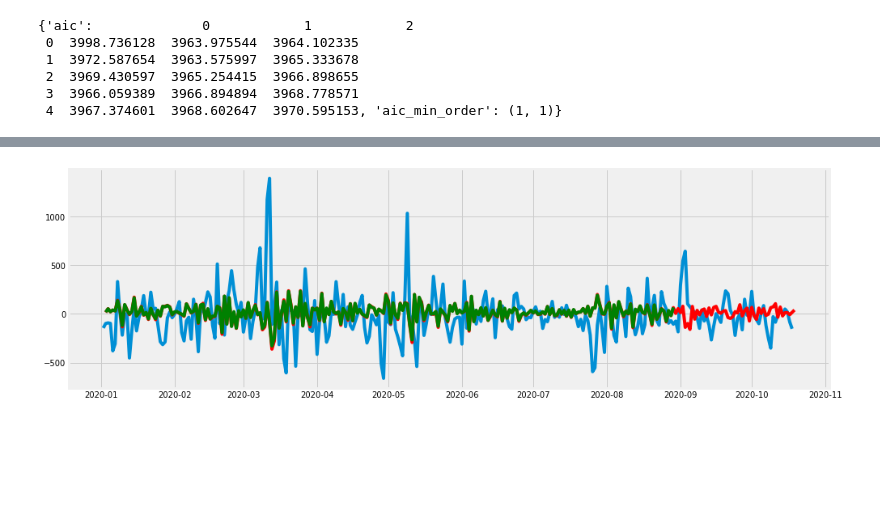
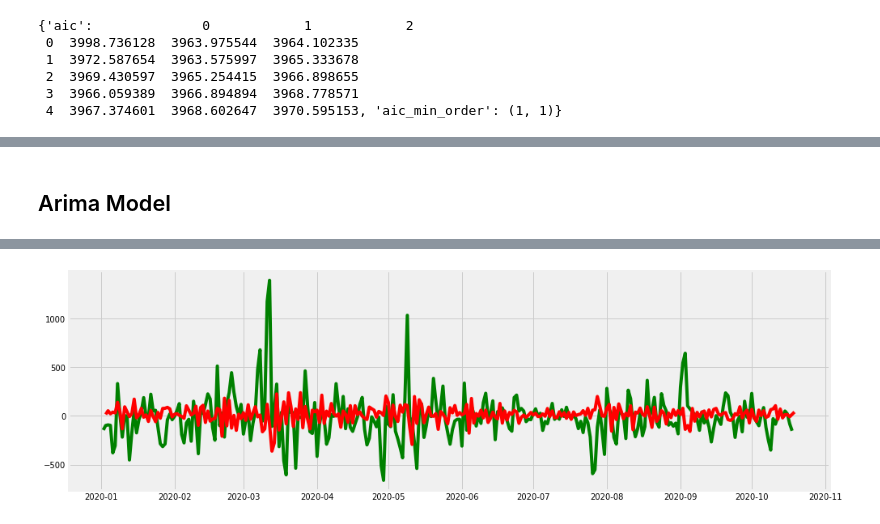
Before and after one commit to ayoubbensakhria/finance_algo, a Jupyter notebook: ARMA_Model.ipynb, the cells around one changed output, grey strips where cells are left out. Saved outputs shown, nothing was run; the diff lists cells and outputs as text; code cells hidden in the pictures; blank space fills up the shorter version.

```diff
--- a/ARMA_Model.ipynb
+++ b/ARMA_Model.ipynb
@@ -165,8 +182,14 @@ sm.tsa.stattools.arma_order_select_ic(df1_train['close'], ic='aic')
+# %% [markdown]
+## Arima Model
 # %%
-#fit the model_1
-mod = sm.tsa.ARIMA(df_train['close'], order = (1,1, 1), freq='D')
-result = mod.fit()
+#fit the model with the train dataset
+model_arima = sm.tsa.ARIMA(df_train['close'], order = (1,1,1), freq='D') # <- differencing order = 1
+result = model_arima.fit(disp=-1)
 print(result.summary())
+plt.figure(figsize=(15,5))
+plt.plot(dfret_train.dropna(), label='Original', color = 'green')
+plt.plot(result.fittedvalues, color='red')
+plt.show()
 # %% [output]
                              ARIMA Model Results
 ==============================================================================
@@ -178,21 +201,14 @@ Time:                        13:40:58   BIC                           3978.269
 Sample:                    01-03-2020   HQIC                          3969.462
                          - 10-19-2020
 =================================================================================
                     coef    std err          z      P>|z|      [0.025      0.975]
 ---------------------------------------------------------------------------------
 ... (6 lines left out)
 -----------------------------------------------------------------------------
 AR.1           -4.2985           +0.0000j            4.2985            0.5000
 MA.1           -1.6619           +0.0000j            1.6619            0.5000
 -----------------------------------------------------------------------------
+[figure, added]
-# %%
-plt.figure(figsize=(15,5))
-plt.plot(df1_train)
-plt.plot(result.fittedvalues, color='red')
-plt.plot(result1.fittedvalues, color='green')
-plt.show()
-# %% [output]
-[figure, removed]
 # %%
 #take back to original scale
 df_estimated = pd.DataFrame(result.fittedvalues,columns=['close'],copy=False)
```
Also changed, not shown: parts of 21 cells of this notebook.
